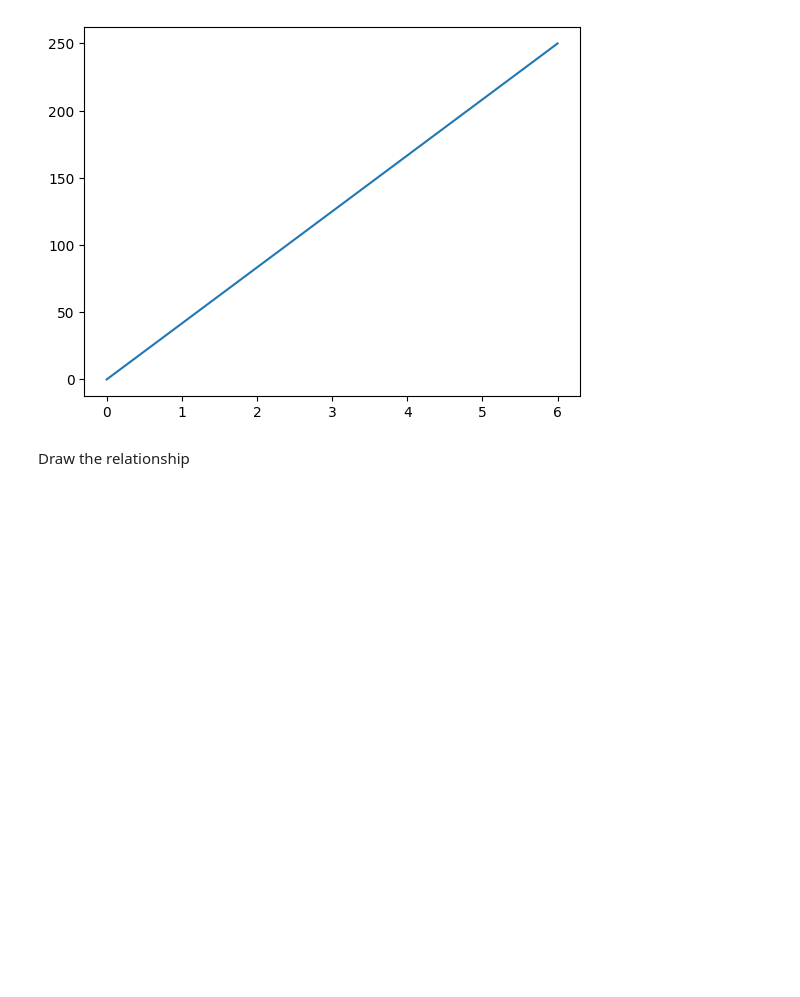
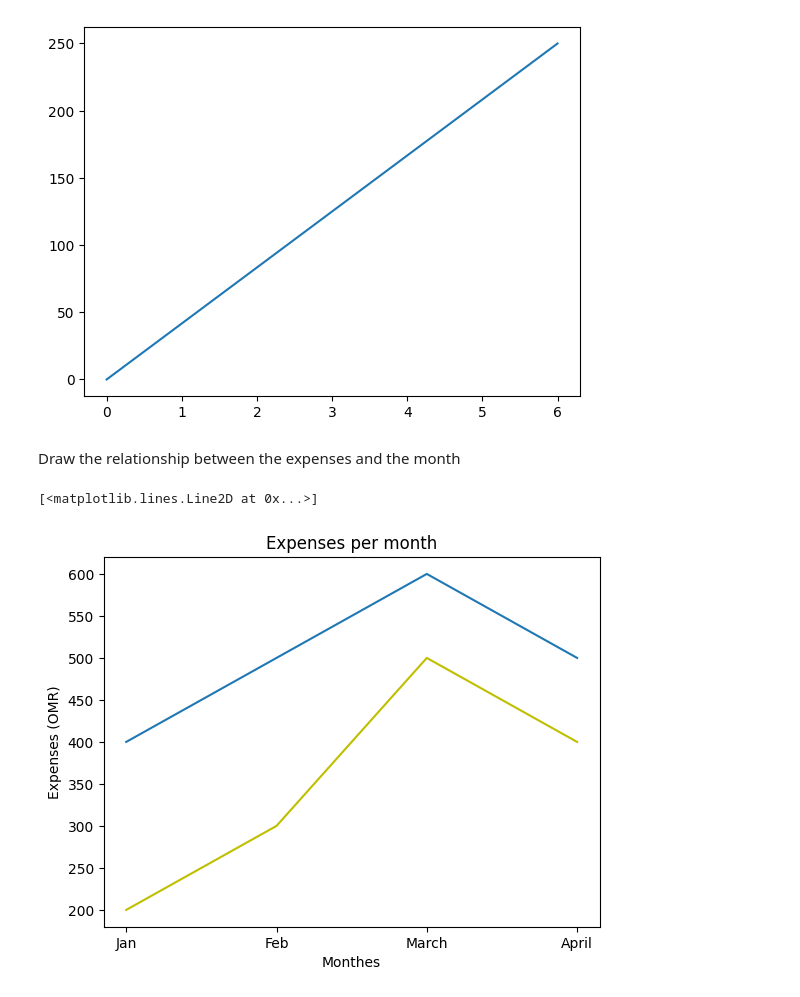
Before and after one commit to Maatheralgharibi/Python, a Jupyter notebook: Visualisation.ipynb, the cells around one changed output. Drawn from its saved outputs; the diff is of its cells as text; code cells hidden in the pictures; blank space fills up the shorter version.

```diff
--- a/Visualisation.ipynb
+++ b/Visualisation.ipynb
@@ -8,4 +30,4 @@ plt.show()
 # %% [output]
 [figure]
 # %% [markdown]
-Draw the relationship
+Draw the relationship between the expenses and the month
@@ -13,0 +34,13 @@ Month =["Jan", 'Feb',]
+# %%
+Month =["Jan", 'Feb', 'March', 'April']
+Expe = [200, 300, 500, 400]
+income = [400, 500, 600, 500]
+plt.plot(Month, Expe, color = 'y')
+plt.title("Expenses per month")
+plt.xlabel("Monthes")
+plt.ylabel("Expenses (OMR)")
+
+plt.plot(Month, income)
+# %% [output]
+[<matplotlib.lines.Line2D at 0x...>]
+[figure, added]
```
Also changed, not shown: parts of 17 cells of this notebook.
